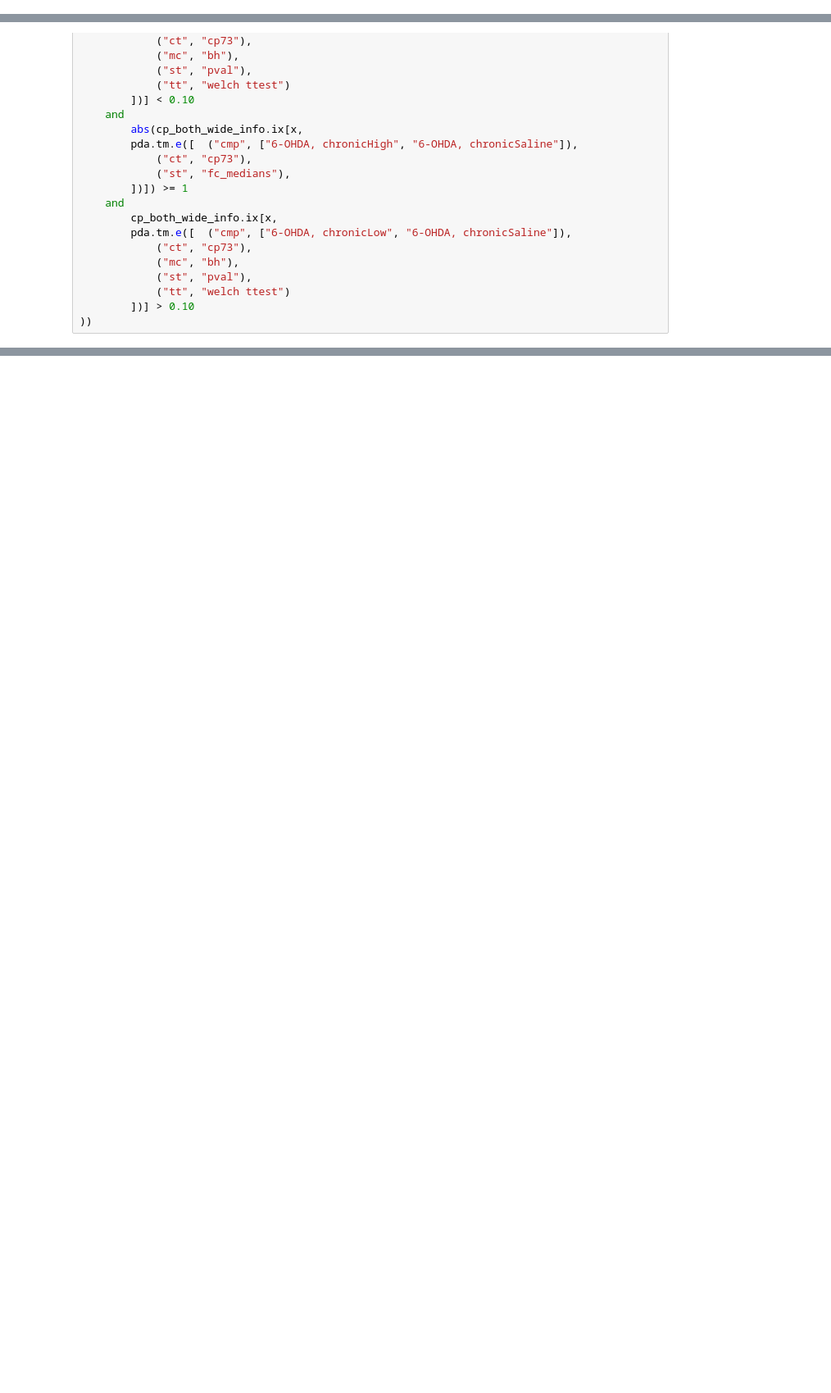
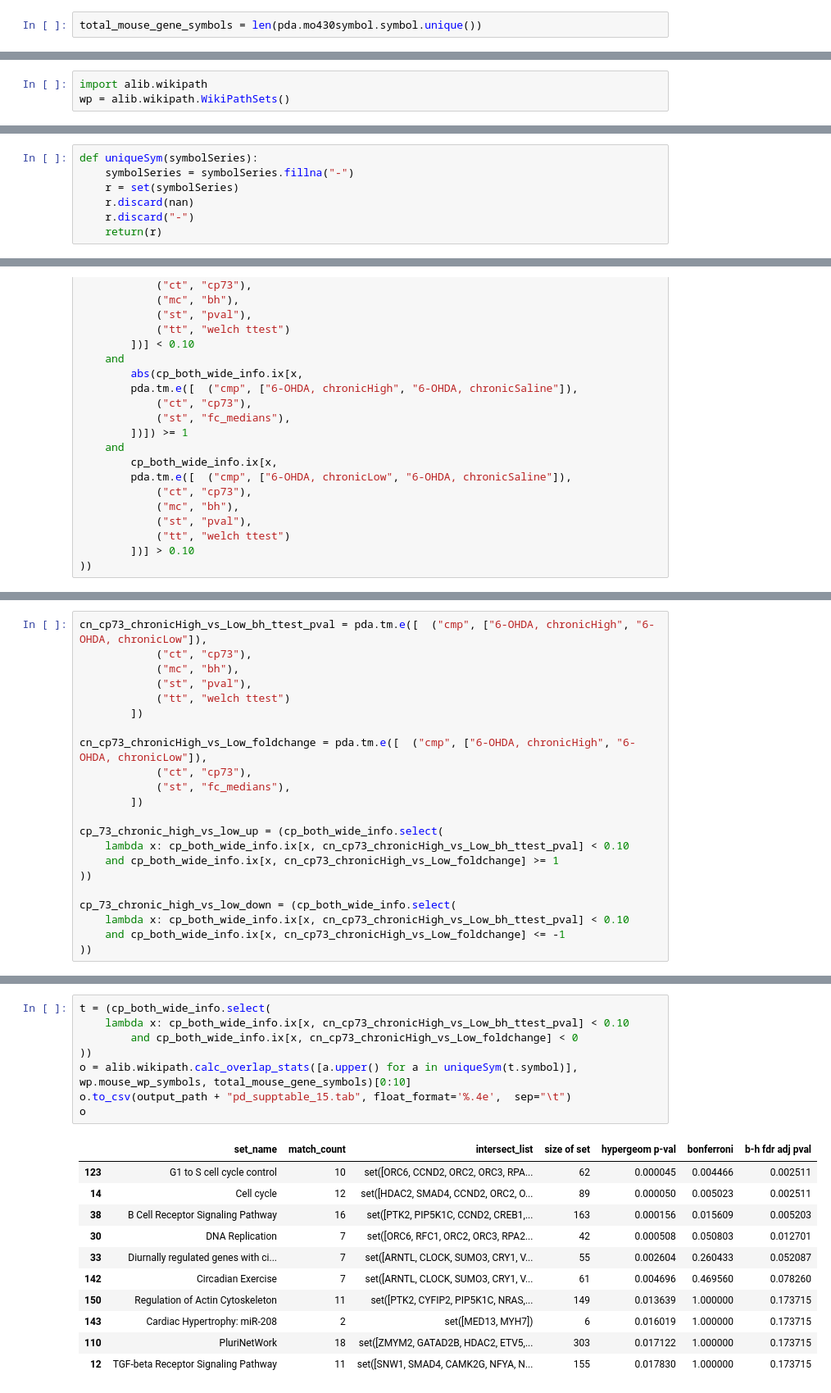
Before and after one commit to aheilbut/pdmouse, a Jupyter notebook: py/pd_supp_tables.ipynb, the cells around one changed output, grey strips where cells are left out. Shown at 82% size. Saved outputs shown, nothing was run; the diff lists cells and outputs as text; blank space fills up the shorter version.

```diff
--- a/py/pd_supp_tables.ipynb
+++ b/py/pd_supp_tables.ipynb
@@ -2,3 +2,5 @@
 import pandas
 import cPickle
 import pd_analysis as pda
+# %%
+total_mouse_gene_symbols = len(pda.mo430symbol.symbol.unique())
@@ -5,3 +9,6 @@ import pd_analysis as pda
+# %%
+import alib.wikipath
+wp = alib.wikipath.WikiPathSets()
 # %%
 # set path for output of supplemental tables
 output_path = "/data/adrian/Dropbox/Projects/Broad/PD_mouse/results/2013_june_20/"
@@ -24,2 +50,9 @@ The tag types used in this dataset are:
+# %%
+def uniqueSym(symbolSeries):
+    symbolSeries = symbolSeries.fillna("-")
+    r = set(symbolSeries)
+    r.discard(nan)
+    r.discard("-")
+    return(r)
 # %%
 # define the columns we're interested in here
@@ -403,0 +596,22 @@ dtypes: float64(186), object(13)
+# %%
+cn_cp73_chronicHigh_vs_Low_bh_ttest_pval = pda.tm.e([  ("cmp", ["6-OHDA, chronicHigh", "6-OHDA, chronicLow"]),
+            ("ct", "cp73"),
+            ("mc", "bh"),
+            ("st", "pval"),
+            ("tt", "welch ttest")
+        ])
+
+cn_cp73_chronicHigh_vs_Low_foldchange = pda.tm.e([  ("cmp", ["6-OHDA, chronicHigh", "6-OHDA, chronicLow"]),
+            ("ct", "cp73"),
+            ("st", "fc_medians"),
+        ])
+
+cp_73_chronic_high_vs_low_up = (cp_both_wide_info.select(
+    lambda x: cp_both_wide_info.ix[x, cn_cp73_chronicHigh_vs_Low_bh_ttest_pval] < 0.10
+    and cp_both_wide_info.ix[x, cn_cp73_chronicHigh_vs_Low_foldchange] >= 1
+))
+
+cp_73_chronic_high_vs_low_down = (cp_both_wide_info.select(
+    lambda x: cp_both_wide_info.ix[x, cn_cp73_chronicHigh_vs_Low_bh_ttest_pval] < 0.10
+    and cp_both_wide_info.ix[x, cn_cp73_chronicHigh_vs_Low_foldchange] <= -1
+))
@@ -403,0 +654,20 @@ dtypes: float64(186), object(13)
+# %%
+t = (cp_both_wide_info.select(
+    lambda x: cp_both_wide_info.ix[x, cn_cp73_chronicHigh_vs_Low_bh_ttest_pval] < 0.10
+        and cp_both_wide_info.ix[x, cn_cp73_chronicHigh_vs_Low_foldchange] < 0
+))
+o = alib.wikipath.calc_overlap_stats([a.upper() for a in uniqueSym(t.symbol)], wp.mouse_wp_symbols, total_mouse_gene_symbols)[0:10]
+o.to_csv(output_path + "pd_supptable_15.tab", float_format='%.4e',  sep="\t")
+o
+# %% [output]
+|  | set_name | match_count | intersect_list | size of set | hypergeom p-val | bonferroni | b-h fdr adj pval |
+| 123 | G1 to S cell cycle control | 10 | set([ORC6, CCND2, ORC2, ORC3, RPA... | 62 | 0.000045 | 0.004466 | 0.002511 |
+| 14 | Cell cycle | 12 | set([HDAC2, SMAD4, CCND2, ORC2, O... | 89 | 0.000050 | 0.005023 | 0.002511 |
+| 38 | B Cell Receptor Signaling Pathway | 16 | set([PTK2, PIP5K1C, CCND2, CREB1,... | 163 | 0.000156 | 0.015609 | 0.005203 |
+| 30 | DNA Replication | 7 | set([ORC6, RFC1, ORC2, ORC3, RPA2... | 42 | 0.000508 | 0.050803 | 0.012701 |
+| 33 | Diurnally regulated genes with ci... | 7 | set([ARNTL, CLOCK, SUMO3, CRY1, V... | 55 | 0.002604 | 0.260433 | 0.052087 |
+| 142 | Circadian Exercise | 7 | set([ARNTL, CLOCK, SUMO3, CRY1, V... | 61 | 0.004696 | 0.469560 | 0.078260 |
+| 150 | Regulation of Actin Cytoskeleton | 11 | set([PTK2, CYFIP2, PIP5K1C, NRAS,... | 149 | 0.013639 | 1.000000 | 0.173715 |
+| 143 | Cardiac Hypertrophy: miR-208 | 2 | set([MED13, MYH7]) | 6 | 0.016019 | 1.000000 | 0.173715 |
+| 110 | PluriNetWork | 18 | set([ZMYM2, GATAD2B, HDAC2, ETV5,... | 303 | 0.017122 | 1.000000 | 0.173715 |
+| 12 | TGF-beta Receptor Signaling Pathway | 11 | set([SNW1, SMAD4, CAMK2G, NFYA, N... | 155 | 0.017830 | 1.000000 | 0.173715 |
```
Also changed, not shown: parts of 86 cells of this notebook, 2 other files.
